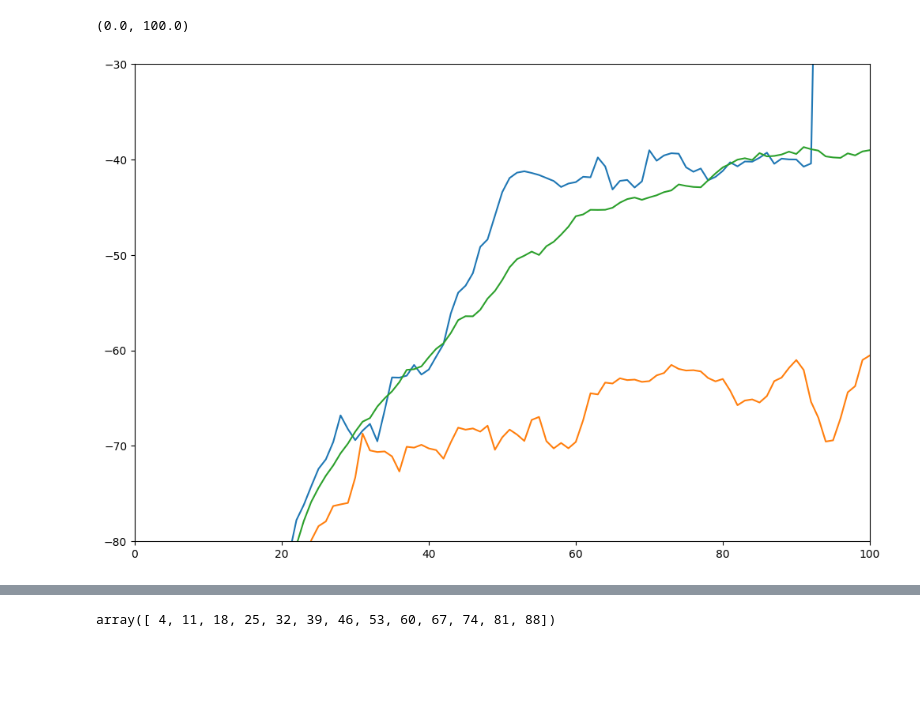
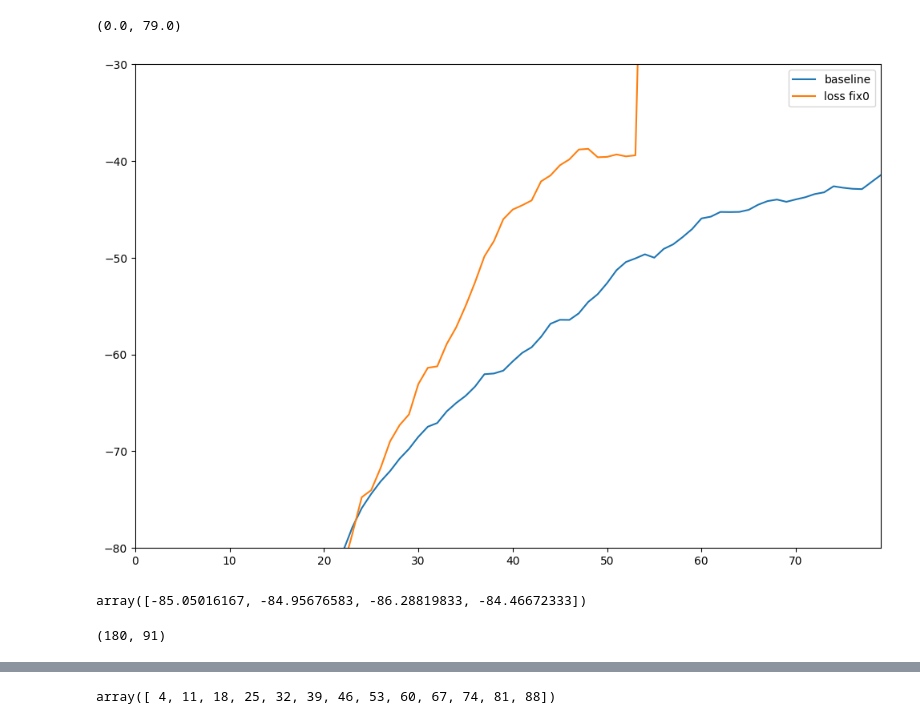
Before and after one commit to cage-challenge/cage-challenge-2, a Jupyter notebook: CybORG/CybORG/MBPPO/plots.ipynb, the cells around one changed output, grey strips where cells are left out. Saved outputs shown, nothing was run; the diff lists cells and outputs as text; code cells hidden in the pictures; blank space fills up the shorter version.

Commit message:
Offline Experiment and tuning to lstm models

```diff
--- a/CybORG/CybORG/MBPPO/plots.ipynb
+++ b/CybORG/CybORG/MBPPO/plots.ipynb
@@ -7,17 +7,34 @@ import os
 from tqdm import trange
 from sklearn.manifold import TSNE
 # %%
+fig = plt.figure(figsize=(12, 8), dpi=100)
+plt.plot(np.load('ppo_bline_baseline.npy'), label="baseline")
+plt.plot(np.load('node_priv_unk_lstm0.npy'), label="loss fix0")
+#plt.plot(np.load('node_priv_unk_lstm1.npy'), label="loss fix1")
+#plt.plot(np.load('node_priv_unk_lstm3.npy'), label="loss fix3")
+#plt.plot(np.load('node_priv_unk_lstm2.npy'), label="loss fix2")
+#plt.plot(np.load('node_priv_unk_lstm4.npy'), label="loss fix4")
+#plt.plot(np.load('node_priv_unk_lstm5.npy'), label="loss fix5")
+#plt.plot(np.load('node_priv_unk_lstm6.npy'), label="loss fix6")
 
-fig = plt.figure(figsize=(12, 8), dpi=100)
-plt.plot(np.load('node_with_obs0.npy'))
-plt.plot(np.load('node_with_obs1.npy'))
-plt.plot(np.load('ppo_bline_baseline.npy'))
+plt.legend()
 
 plt.ylim(-80, -30)
-plt.xlim(0, 100)
+plt.xlim(0, 79)
 # %% [output]
-(0.0, 100.0)
+(0.0, 79.0)
-[figure, old version]
+[figure, new version]
+# %%
+mean_ = []
+mean_.append(np.load('node_with_priv0.npy'))
+mean_.append(np.load('node_with_priv1.npy'))
+mean_.append(np.load('node_with_priv2.npy'))
+mean_.append(np.load('node_with_priv3.npy'))
+mean_ = np.array(mean_)
+mean_ = np.mean(mean_, axis=1)
+mean_
+# %% [output]
+array([-85.05016167, -84.95676583, -86.28819833, -84.46672333])
 # %%
 from os import listdir
 from os.path import isfile, join
@@ -43,6 +60,10 @@ batch_array = np.array((list(batches.values())))
 
 real_map_array = np.array(real_map, dtype=np.int16)
 dream_map_array = np.array(dream_map, dtype=np.int16)
+# %%
+batch_array.shape
+# %% [output]
+(180, 91)
 # %%
 #reducer = umap.UMAP(n_components=2, n_neighbors=15, min_dist=0.1)
 #embedding = reducer.fit_transform(batch_array)
```
Also changed, not shown: parts of 9 cells of this notebook, 18 other files.
